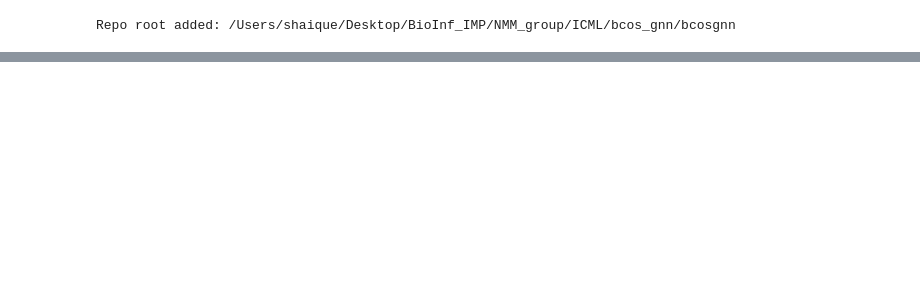
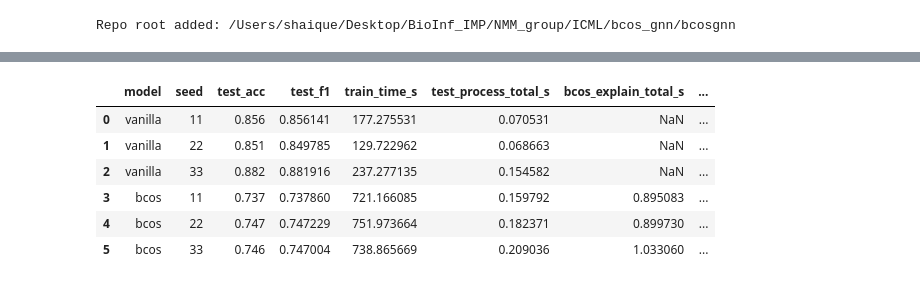
Before and after one commit to CruelMarco/bcosgnn, a Jupyter notebook: shaique_updates/codes/MNISTsp/MNSITsp.ipynb, the cells around one changed output, grey strips where cells are left out. Cells and saved outputs as stored; diff of their text form; code cells hidden in the pictures; blank space fills up the shorter version.

```diff
--- a/shaique_updates/codes/MNISTsp/MNSITsp.ipynb
+++ b/shaique_updates/codes/MNISTsp/MNSITsp.ipynb
@@ -261,0 +377,26 @@ KeyboardInterrupt:
+# %%
+from sklearn.metrics import roc_auc_score
+
+class BcosGINConv(MessagePassing):
+    def __init__(self, channels, b=2, max_out=1, eps=0.0, train_eps=False, **kwargs):
+        kwargs.setdefault('aggr', 'add')
+        super().__init__(**kwargs)
+        self.transform = BcosSequential(
+            *[
+                BcosLinear(din, dout, b=b, max_out=max_out)
+                for din, dout in zip(channels[:-1], channels[1:])
+            ]
+        )
+        if train_eps:
+            self.eps = torch.nn.Parameter(torch.tensor([eps], dtype=torch.float))
+        else:
+            self.register_buffer('eps', torch.tensor([eps], dtype=torch.float))
+
+    def forward(self, x, edge_index):
+        x_res = x
+        out = self.propagate(edge_index, x=x)
+        out = (1 + self.eps) * x_res + out
+        return self.transform(out)
+
+    def message(self, x_j):
+        return x_j
@@ -261,0 +963,2 @@ KeyboardInterrupt:
+# %%
+vanilla_results = run_multi_seed_vanilla_experiment(seeds=[11, 22, 33], epochs=100, early_stop_patience=10)
@@ -261,0 +993,2 @@ KeyboardInterrupt:
+# %%
+bcos_results = run_multi_seed_bcos_experiment(seeds=[11, 22, 33], epochs=100, early_stop_patience=10)
@@ -261,0 +1023,23 @@ KeyboardInterrupt:
+# %%
+import pandas as pd
+
+def _to_df(rows, model_name):
+    df = pd.DataFrame(rows)
+    if df.empty:
+        return df
+    df.insert(0, "model", model_name)
+    return df
+
+vanilla_df = _to_df(vanilla_results, "vanilla")
+bcos_df = _to_df(bcos_results, "bcos")
+results_df = pd.concat([vanilla_df, bcos_df], ignore_index=True)
+
+results_df
+# %% [output]
+|  | model | seed | test_acc | test_f1 | train_time_s | test_process_total_s | bcos_explain_total_s | ... |
+| 0 | vanilla | 11 | 0.856 | 0.856141 | 177.275531 | 0.070531 | NaN | ... |
+| 1 | vanilla | 22 | 0.851 | 0.849785 | 129.722962 | 0.068663 | NaN | ... |
+| 2 | vanilla | 33 | 0.882 | 0.881916 | 237.277135 | 0.154582 | NaN | ... |
+| 3 | bcos | 11 | 0.737 | 0.737860 | 721.166085 | 0.159792 | 0.895083 | ... |
+| 4 | bcos | 22 | 0.747 | 0.747229 | 751.973664 | 0.182371 | 0.899730 | ... |
+| 5 | bcos | 33 | 0.746 | 0.747004 | 738.865669 | 0.209036 | 1.033060 | ... |
```
Also changed, not shown: parts of 20 cells of this notebook, 26 other files.
